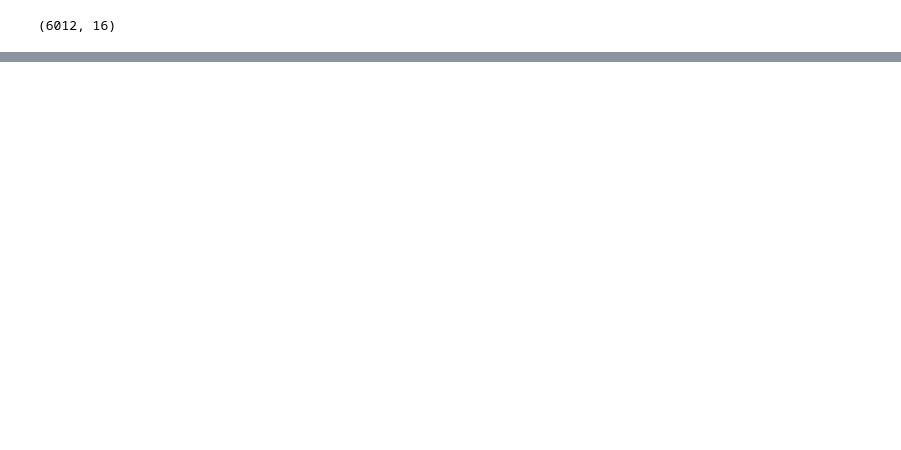
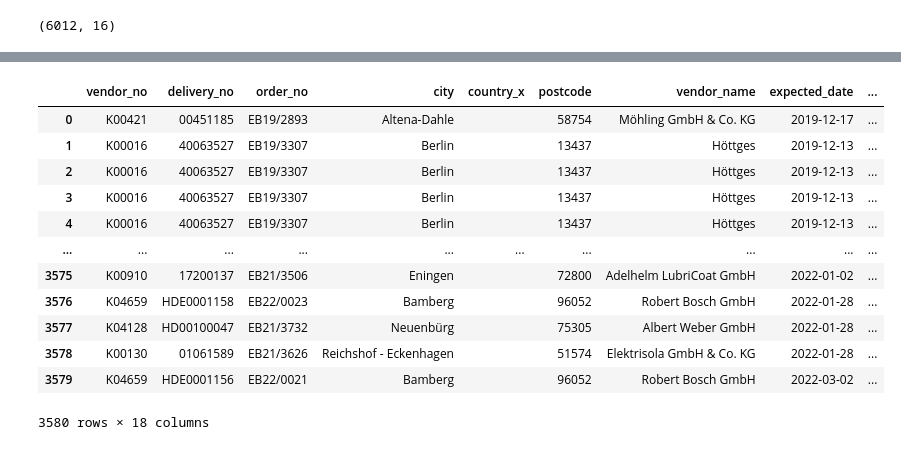
Before and after one commit to virginiaperdomoc/Delivery-Performance-Dashboard, a Jupyter notebook: lieferzeile.ipynb, the cells around one changed output, grey strips where cells are left out. Drawn from its saved outputs; the diff is of its cells as text; code cells hidden in the pictures; blank space fills up the shorter version.

```diff
--- a/lieferzeile.ipynb
+++ b/lieferzeile.ipynb
@@ -253,4 +230,0 @@ deliveries.sort_values(by='promised_date', ascending=False).head()
-# %%
-deliveries = deliveries.astype({'order_date': 'datetime64','posting_date': 'datetime64','promised_date': 'datetime64',
-'delivery_date': 'datetime64','requested_date': 'datetime64','expected_date':'datetime64'})
-deliveries.dtypes
@@ -306,0 +272,5 @@ deliveries.shape
+# %%
+# upload world cities database from: https://simplemaps.com/data/world-cities to insert country column
+cities = pd.read_csv(r'worldcities.csv')
+cities=cities[["city", "country"]]
+cities.head()
@@ -306,0 +284,6 @@ deliveries.shape
+# %%
+# filter only the cities that are also present in the deliveries dataframe
+city_list=list(set(deliveries.city))
+city_list
+cities=cities[cities.city.isin(city_list)].reset_index(drop=True)
+cities
@@ -307,3 +421,23 @@ deliveries.shape
+# %%
+deliveries2=Left_join = pd.merge(deliveries,
+                     cities,
+                     on ='city',
+                     how ='left')
+deliveries2
+# %% [output]
+|  | vendor_no | delivery_no | order_no | city | country_x | postcode | vendor_name | expected_date | ... |
+| 0 | K00421 | 00451185 | EB19/2893 | Altena-Dahle |  | 58754 | Möhling GmbH & Co. KG | 2019-12-17 | ... |
+| 1 | K00016 | 40063527 | EB19/3307 | Berlin |  | 13437 | Höttges | 2019-12-13 | ... |
+| 2 | K00016 | 40063527 | EB19/3307 | Berlin |  | 13437 | Höttges | 2019-12-13 | ... |
+| 3 | K00016 | 40063527 | EB19/3307 | Berlin |  | 13437 | Höttges | 2019-12-13 | ... |
+| 4 | K00016 | 40063527 | EB19/3307 | Berlin |  | 13437 | Höttges | 2019-12-13 | ... |
+| ... | ... | ... | ... | ... | ... | ... | ... | ... | ... |
+| 3575 | K00910 | 17200137 | EB21/3506 | Eningen |  | 72800 | Adelhelm LubriCoat GmbH | 2022-01-02 | ... |
+| 3576 | K04659 | HDE0001158 | EB22/0023 | Bamberg |  | 96052 | Robert Bosch GmbH | 2022-01-28 | ... |
+| 3577 | K04128 | HD00100047 | EB21/3732 | Neuenbürg |  | 75305 | Albert Weber GmbH | 2022-01-28 | ... |
+| 3578 | K00130 | 01061589 | EB21/3626 | Reichshof - Eckenhagen |  | 51574 | Elektrisola GmbH & Co. KG | 2022-01-28 | ... |
+| 3579 | K04659 | HDE0001156 | EB22/0021 | Bamberg |  | 96052 | Robert Bosch GmbH | 2022-03-02 | ... |
+3580 rows × 18 columns
 # %%
 # export as csv file
 deliveries.to_csv(r'deliveries_clean.csv', index=False);
```
Also changed, not shown: parts of 27 cells of this notebook, 11 other files.
